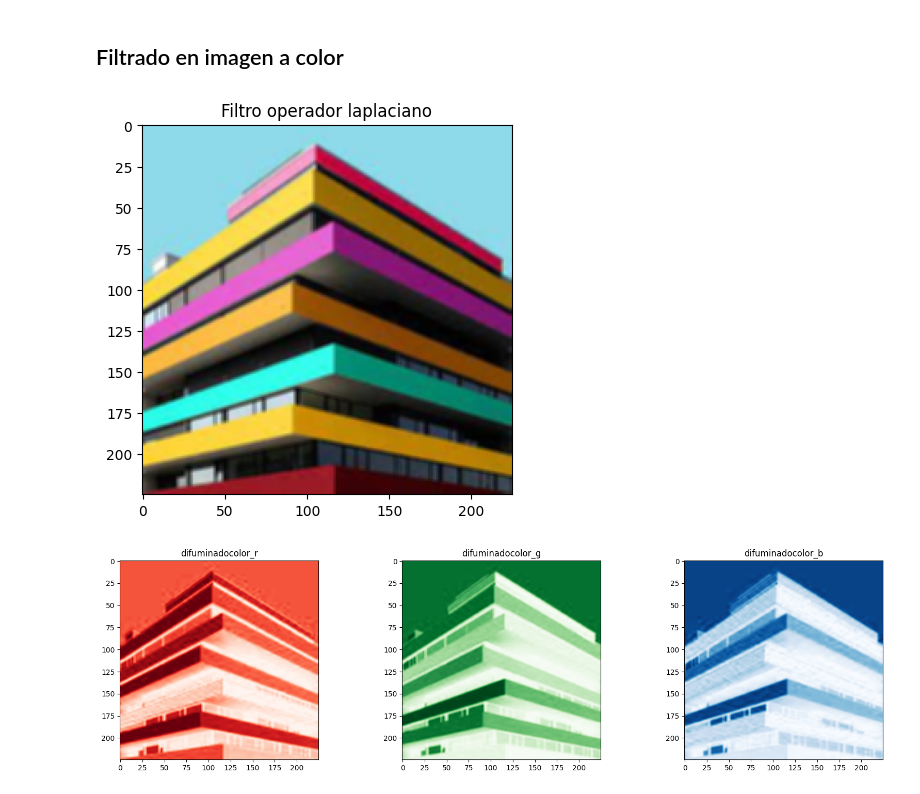
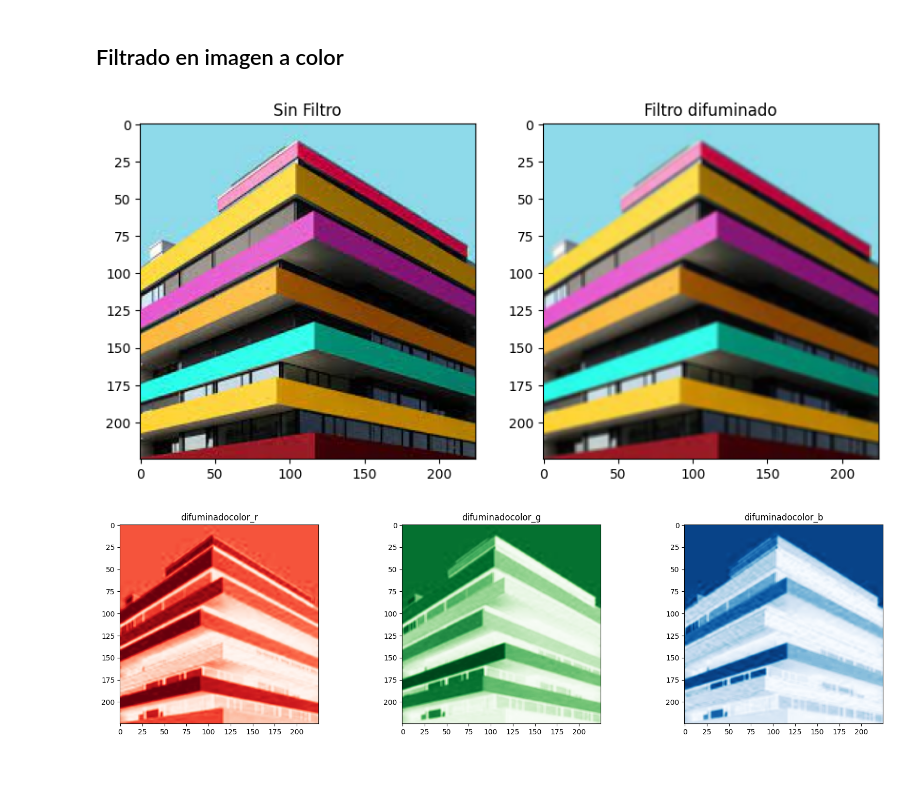
Before and after one commit to FacuNieto/CNN_IA_FCEFyN, a Jupyter notebook: Clase_CNN_IA.ipynb, the cells around one changed output. Saved outputs shown, nothing was run; the diff lists cells and outputs as text; code cells hidden in the pictures.

```diff
--- a/Clase_CNN_IA.ipynb
+++ b/Clase_CNN_IA.ipynb
@@ -188,10 +197,16 @@ plt.show()
 edificioRGB = cv2.imread('CNN_IA_FCEFyN/images/edificio.jpg')
 edificioRGB = cv2.cvtColor(edificioRGB, cv2.COLOR_BGR2RGB)
 difuminadocolor = cv2.filter2D(src=edificioRGB, ddepth=-1, kernel=kernel3x3_average)
-# %%
-plt.title('Filtro operador laplaciano')
-plt.imshow(difuminadocolor)
-plt.show()
-# %% [output]
-[figure, removed]
+# %%
+# Graficamos resultado
+plt.figure(figsize=(10,5))
+plt.subplot(121)##########
+plt.title('Sin Filtro')
+plt.imshow(edificioRGB)
+plt.subplot(122)##########
+plt.title('Filtro difuminado')
+plt.imshow(difuminadocolor)
+plt.show()
+# %% [output]
+[figure, added]
 # %%
```
Also changed, not shown: parts of 29 cells of this notebook.
